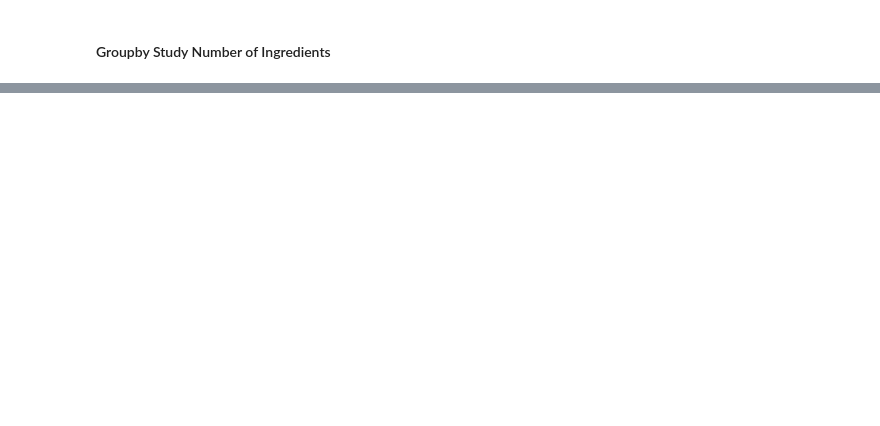
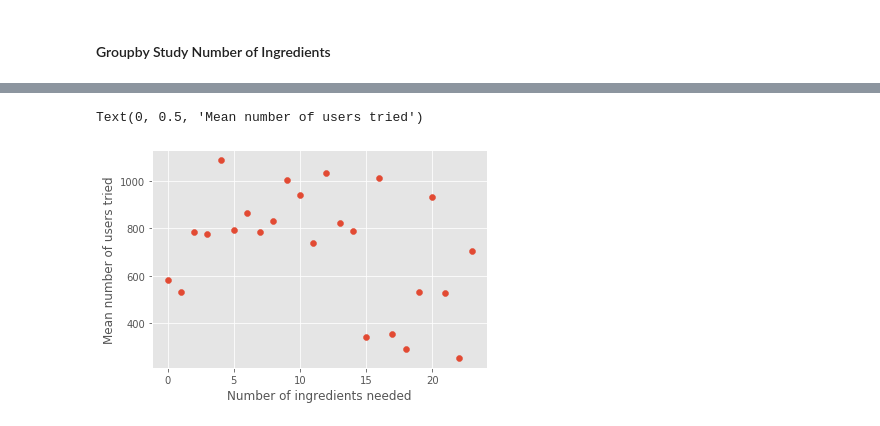
Before and after one commit to shimmer-croissant0707/web_scraping_project, a Jupyter notebook: Web_Scraping_Project.ipynb, the cells around one changed output, grey strips where cells are left out. Cells and saved outputs as stored; diff of their text form; code cells hidden in the pictures; blank space fills up the shorter version.

```diff
--- a/Web_Scraping_Project.ipynb
+++ b/Web_Scraping_Project.ipynb
@@ -622,0 +605,6 @@ ingre_group
+# %%
+ingredGroup = all_recipes.groupby('num_ingred')
+# %%
+colFun = {'num_tried':['count','mean','min','max'],
+          'rating':['count','min','max','mean','std']}
+ingredGroup.agg(colFun)
@@ -622,0 +631,7 @@ ingre_group
+# %%
+plt.scatter(range(len(ingredGroup)),ingredGroup.agg(colFun).num_tried['mean'].tolist())
+plt.xlabel('Number of ingredients needed')
+plt.ylabel('Mean number of users tried')
+# %% [output]
+Text(0, 0.5, 'Mean number of users tried')
+[figure, added]
```
Also changed, not shown: parts of 23 cells of this notebook, 2 other files.
